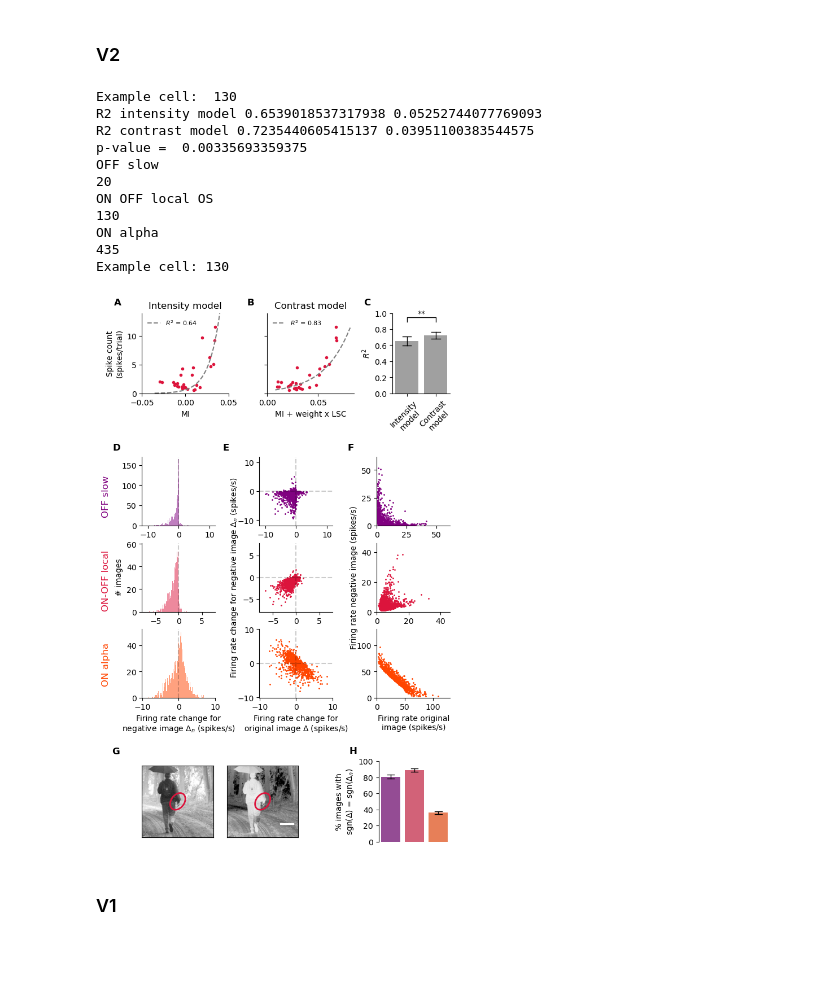
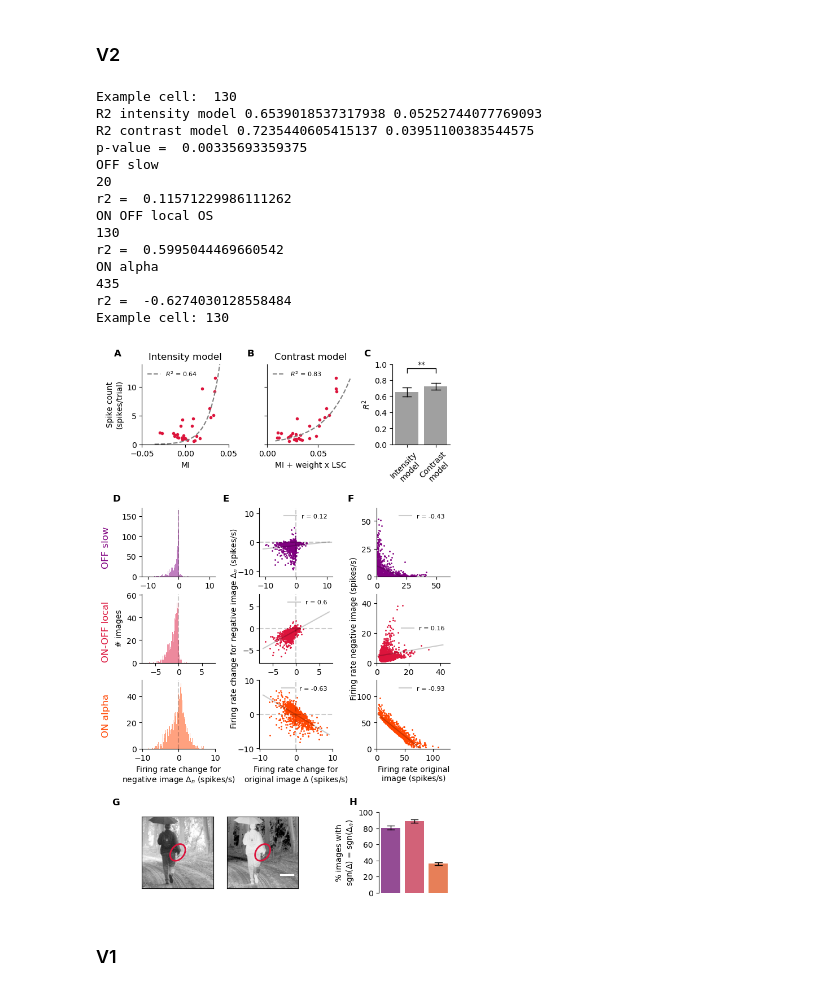
Before and after one commit to sagoethals/Defocus_detection_2024, a Jupyter notebook: Figure_4.ipynb, the cells around one changed output. Drawn from its saved outputs; the diff is of its cells as text; code cells hidden in the pictures; blank space fills up the shorter version.

```diff
--- a/Figure_4.ipynb
+++ b/Figure_4.ipynb
@@ -377,6 +377,9 @@ dAct_original = model_spike_counts_all_experiments[iExp][:, 0, -1, src, index] \
 dAct_neg = model_spike_counts_all_experiments[iExp][:, 1, -1, src, index] \
                 - model_spike_counts_all_experiments[iExp][:, 1, idx_ref, src, index]
 
+slope, intercept, r, p, se = linregress(dAct_original, dAct_neg)
+print ('r2 = ', r)
+
 ### Histo neg
 ax = fig.add_subplot(gs[0,0])
 ax.axvline(0, color='k',ls='--',alpha=0.2)
@@ -393,19 +396,26 @@ ax = fig.add_subplot(gs[0,1])
 ax.axvline(0, color='k',ls='--',alpha=0.2)
 ax.axhline(0, color='k',ls='--',alpha=0.2)
 ax.scatter(dAct_original, dAct_neg, s=1, color = 'purple')
+ax.plot(np.linspace(-0.9*lim, 0.9*lim, 11), intercept + slope*np.linspace(-0.9*lim, 0.9*lim, 11), color='k', alpha=0.2, \
+                        label = 'r = {}'.format(round(r,2)))
 ax.spines['top'].set_visible(False)
 ax.spines['right'].set_visible(False)
 ax.set_xlim(-lim, lim)
 ax.set_ylim(-lim, lim)
 ax.text(-lim*2, lim * 1.2, 'E', color='k', fontsize = 12, weight='bold')
+ax.legend(frameon=False, fontsize=8)
 
 ### Scatter
 idx_scatter = 4
 lim = 1.2*amax(model_spike_counts_all_experiments[iExp][:, :, idx_scatter, src, index])
+slope, intercept, r, p, se = linregress(model_spike_counts_all_experiments[iExp][:, 0, idx_scatter, src, index], \
+                                        model_spike_counts_all_experiments[iExp][:, 1, idx_scatter, src, index])
 ax = fig.add_subplot(gs[0,2])
 ax.scatter(model_spike_counts_all_experiments[iExp][:, 0, idx_scatter, src, index], \
            model_spike_counts_all_experiments[iExp][:, 1, idx_scatter, src, index],\
             s=1, color = 'purple')
+ax.plot(np.linspace(-0.9*lim, 0.9*lim, 11), intercept + slope*np.linspace(-0.9*lim, 0.9*lim, 11), color='k', alpha=0.2, \
+                        label = 'r = {}'.format(round(r,2)))
 ax.spines['top'].set_visible(False)
 ax.spines['right'].set_visible(False)
 ax.set_xlim(0, lim)
@@ -413,6 +423,7 @@ ax.set_ylim(0, lim)
 ax.set_xticks([0,25,50])
 ax.set_yticks([0,25,50])
 ax.text(-lim*0.4, lim * 1.1, 'F', color='k', fontsize = 12, weight='bold')
+ax.legend(frameon=False, fontsize=8)
 
 ##### ON-OFF local
 print ('ON OFF local OS')
@@ -432,6 +443,9 @@ dAct_original = model_spike_counts_all_experiments[iExp][:, 0, -1, src, index] \
 dAct_neg = model_spike_counts_all_experiments[iExp][:, 1, -1, src, index] \
                 - model_spike_counts_all_experiments[iExp][:, 1, idx_ref, src, index]
 
+slope, intercept, r, p, se = linregress(dAct_original, dAct_neg)
+print ('r2 = ', r)
+
 ### Histo neg
 ax = fig.add_subplot(gs[1,0])
 ax.axvline(0, color='k',ls='--', alpha=0.2)
@@ -447,25 +461,33 @@ ax = fig.add_subplot(gs[1,1])
 ax.axvline(0, color='k',ls='--',alpha=0.2)
 ax.axhline(0, color='k',ls='--',alpha=0.2)
 ax.scatter(dAct_original, dAct_neg, s=1, color = 'crimson')
+ax.plot(np.linspace(-0.9*lim, 0.9*lim, 11), intercept + slope*np.linspace(-0.9*lim, 0.9*lim, 11), color='k', alpha=0.2, \
+                        label = 'r = {}'.format(round(r,2)))
 ax.spines['top'].set_visible(False)
 ax.spines['right'].set_visible(False)
 ax.set_xlim(-lim, lim)
 ax.set_ylim(-lim, lim)
 ax.set_ylabel('Firing rate change for negative image $\Delta_n$ (spikes/s)')
+ax.legend(frameon=False, fontsize=8)
 
 ### Scatter
 idx_scatter = 4
 lim = 1.2*amax(model_spike_counts_all_experiments[iExp][:, :, idx_scatter, src, index])
+slope, intercept, r, p, se = linregress(model_spike_counts_all_experiments[iExp][:, 0, idx_scatter, src, index], \
+                                        model_spike_counts_all_experiments[iExp][:, 1, idx_scatter, src, index])
 ax = fig.add_subplot(gs[1,2])
 # ax.plot([0,lim*0.8], [0,lim*0.8], color='k', ls='--',alpha=0.2)
 ax.scatter(model_spike_counts_all_experiments[iExp][:, 0, idx_scatter, src, index], \
            model_spike_counts_all_experiments[iExp][:, 1, idx_scatter, src, index],\
             s=1, color = 'crimson')
+ax.plot(np.linspace(-0.9*lim, 0.9*lim, 11), intercept + slope*np.linspace(-0.9*lim, 0.9*lim, 11), color='k', alpha=0.2, \
+                        label = 'r = {}'.format(round(r,2)))
 ax.spines['top'].set_visible(False)
 ax.spines['right'].set_visible(False)
 ax.set_xlim(0, lim)
 ax.set_ylim(0, lim)
 ax.set_ylabel('Firing rate negative image (spikes/s)')
+ax.legend(frameon=False, fontsize=8)
 
 ##### ON alpha, cluster 449
 print ('ON alpha')
@@ -486,6 +508,9 @@ dAct_original = model_spike_counts_all_experiments[iExp][:, 0, -1, src, index] \
 dAct_neg = model_spike_counts_all_experiments[iExp][:, 1, -1, src, index] \
                 - model_spike_counts_all_experiments[iExp][:, 1, idx_ref, src, index]
 
+slope, intercept, r, p, se = linregress(dAct_original, dAct_neg)
+print ('r2 = ', r)
+
 ### Histo neg
 ax = fig.add_subplot(gs[2,0])
 ax.axvline(0, color='k',ls='--',alpha=0.2)
@@ -501,25 +526,33 @@ ax = fig.add_subplot(gs[2,1])
 ax.axvline(0, color='k',ls='--',alpha=0.2)
 ax.axhline(0, color='k',ls='--',alpha=0.2)
 ax.scatter(dAct_original, dAct_neg, s=1, color = 'orangered')
+ax.plot(np.linspace(-0.9*lim, 0.9*lim, 11), intercept + slope*np.linspace(-0.9*lim, 0.9*lim, 11), color='k', alpha=0.2, \
+                        label = 'r = {}'.format(round(r,2)))
 ax.spines['top'].set_visible(False)
 ax.spines['right'].set_visible(False)
 ax.set_xlim(-lim, lim)
 ax.set_ylim(-lim, lim)
 ax.set_xlabel('Firing rate change for\noriginal image $\Delta$ (spikes/s)')
+ax.legend(frameon=False, fontsize=8)
 
 ### Scatter
 idx_scatter = 4
 lim = 1.2*amax(model_spike_counts_all_experiments[iExp][:, :, idx_scatter, src, index])
+slope, intercept, r, p, se = linregress(model_spike_counts_all_experiments[iExp][:, 0, idx_scatter, src, index], \
+                                        model_spike_counts_all_experiments[iExp][:, 1, idx_scatter, src, index])
 ax = fig.add_subplot(gs[2,2])
 # ax.plot([0,lim*0.8], [0,lim*0.8], color='k', ls='--',alpha=0.2)
 ax.scatter(model_spike_counts_all_experiments[iExp][:, 0, idx_scatter, src, index], \
            model_spike_counts_all_experiments[iExp][:, 1, idx_scatter, src, index],\
             s=1, color = 'orangered')
+ax.plot(np.linspace(-0.9*lim, 0.9*lim, 11), intercept + slope*np.linspace(-0.9*lim, 0.9*lim, 11), color='k', alpha=0.2, \
+                        label = 'r = {}'.format(round(r,2)))
 ax.spines['top'].set_visible(False)
 ax.spines['right'].set_visible(False)
 ax.set_xlim(0, lim)
 ax.set_ylim(0, lim)
 ax.set_xlabel('Firing rate original\nimage (spikes/s)')
+ax.legend(frameon=False, fontsize=8)
 
 #################################### IMAGES ###################################################################
 
@@ -560,35 +593,38 @@ ax = fig.add_subplot(gs[3])
 ax.set_ylim(0, 100)
 ax.set_ylabel('% images with\nsgn($\Delta$) = sgn($\Delta_n$)')
 ax.spines['top'].set_visible(False)
 ax.spines['right'].set_visible(False)
 ax.spines['bottom'].set_visible(False)
 sns.barplot(data = [prop_same_sign_slow[src], prop_same_sign_local[src], prop_same_sign_alpha[src]],\
               palette=['purple', 'crimson','orangered'], alpha = 0.75, errorbar = 'se', errcolor='k', errwidth = 1, capsize = 0.3)
 ax.set_xticklabels([])
 ax.set_xticks([])
 ax.text(-1.75, 110, 'H', color='k', fontsize = 12, weight='bold')
 
 tight_layout()
 
 ### Save figure
 fig_path = 'T:/Documents/Papier defocus/figures/papier/last version/'
 fsave = fig_path
-# fig.savefig(fsave+'Fig4_v2.png', format='png', dpi=300)
+# fig.savefig(fsave+'Fig4.png', format='png', dpi=300)
 # fig.savefig(fsave+'Fig4.pdf', format='pdf', dpi=300)
 # fig.savefig(fsave+'Fig4_v2.eps', format='eps')
 # %% [output]
 Example cell:  130
 R2 intensity model 0.6539018537317938 0.05252744077769093
 R2 contrast model 0.7235440605415137 0.03951100383544575
 p-value =  0.00335693359375
 OFF slow
 20
+r2 =  0.11571229986111262
 ON OFF local OS
 130
+r2 =  0.5995044469660542
 ON alpha
 435
+r2 =  -0.6274030128558484
 Example cell: 130
-[figure, old version]
+[figure, new version]
 # %% [markdown]
 ### V1
 # %%
```
Also changed, not shown: parts of 5 cells of this notebook, 2 other files.
